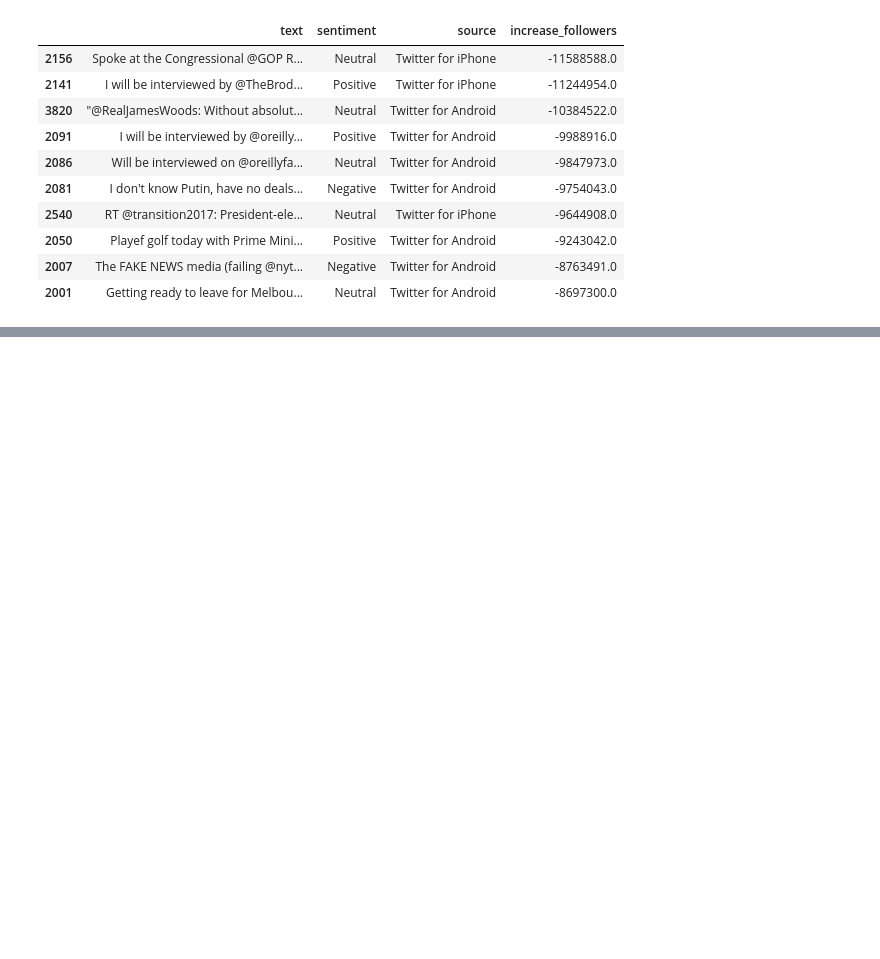
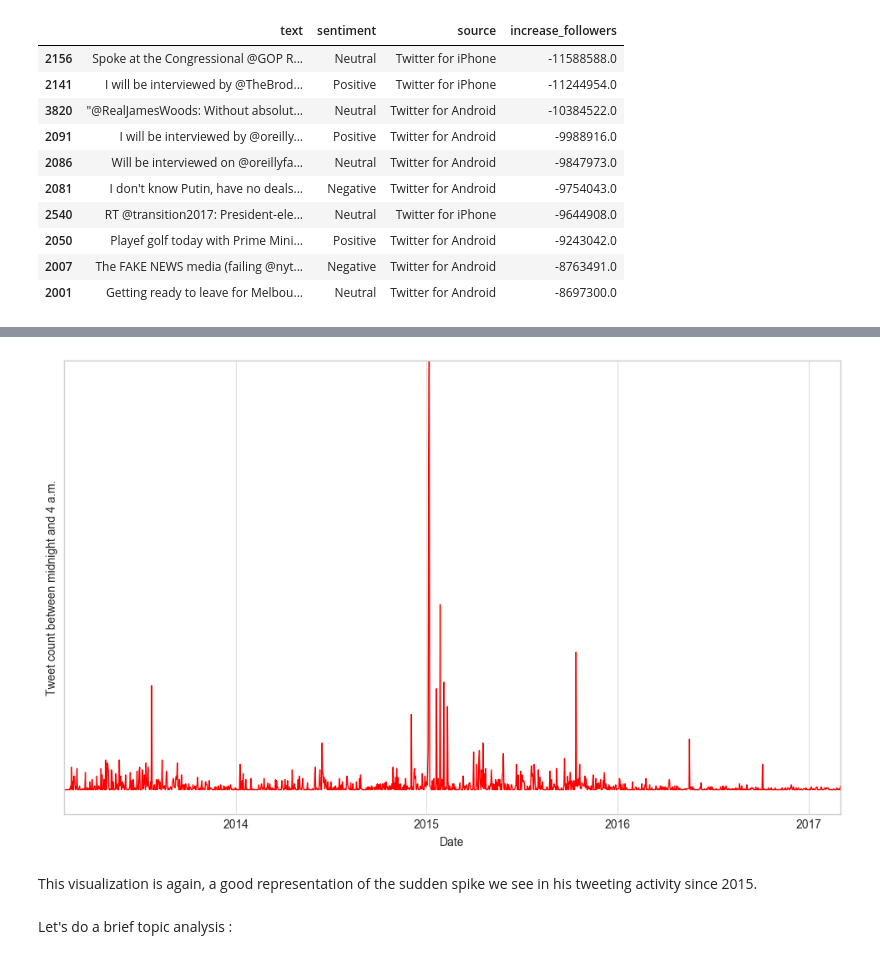
Before and after one commit to atulkumarin/project, a Jupyter notebook: analysis/project-report.ipynb, the cells around one changed output, grey strips where cells are left out. Cells and saved outputs as stored; diff of their text form; code cells hidden in the pictures; blank space fills up the shorter version.

```diff
--- a/analysis/project-report.ipynb
+++ b/analysis/project-report.ipynb
@@ -572,0 +645,10 @@ df_sorted.sort_values(by='increase_followers', ascending=True)[['text', 'sentime
+# %%
+#Next, we will try to plot the number of times he tweets during those hours
+
+#Giving a count of 1 to each latenight tweet
+df_filtered[:] = 1
+
+#Grouping them by day
+df_filtered = df_filtered.groupby(pd.TimeGrouper(freq='D')).sum()
+
+df_filtered.fillna(0, inplace=True)
@@ -572,0 +675,16 @@ df_sorted.sort_values(by='increase_followers', ascending=True)[['text', 'sentime
+# %%
+#Normalizing the count data
+df_norm = (df_filtered - df_filtered.mean()) / (df_filtered.max() - df_filtered.min())
+
+#Plotting his nocturnal cycle
+f,ax=plt.subplots()
+ax = np.exp(np.exp(df_norm)).plot(kind = 'line', figsize = (12,7), yticks = [], color = 'r')
+ax.set_xlabel('Date')
+ax.set_ylabel('Tweet count between midnight and 4 a.m.');
+ax.xaxis_date()
+# %% [output]
+[figure, added]
+# %% [markdown]
+This visualization is again, a good representation of the sudden spike we see in his tweeting activity since 2015.
+# %% [markdown]
+Let's do a brief topic analysis :
```
Also changed, not shown: parts of 24 cells of this notebook.
